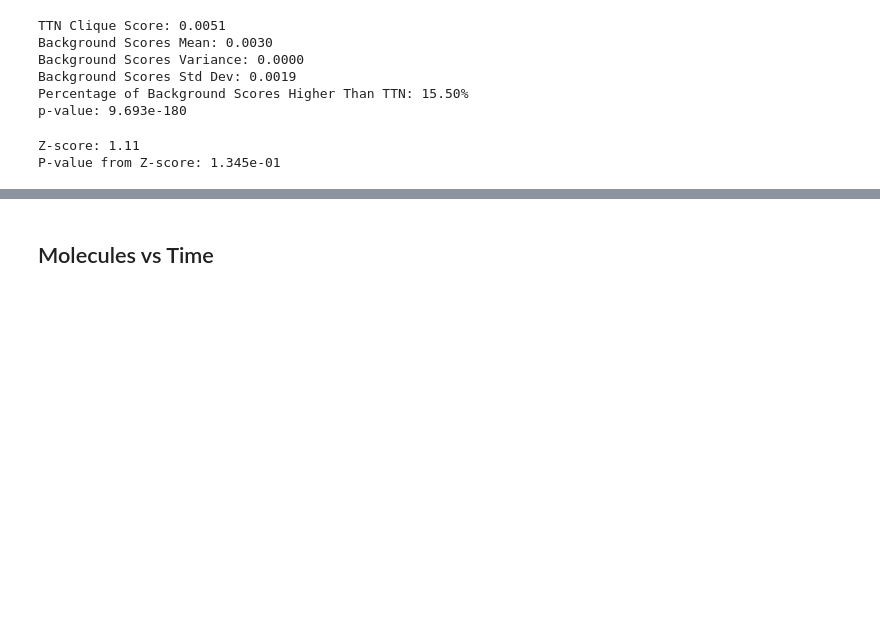
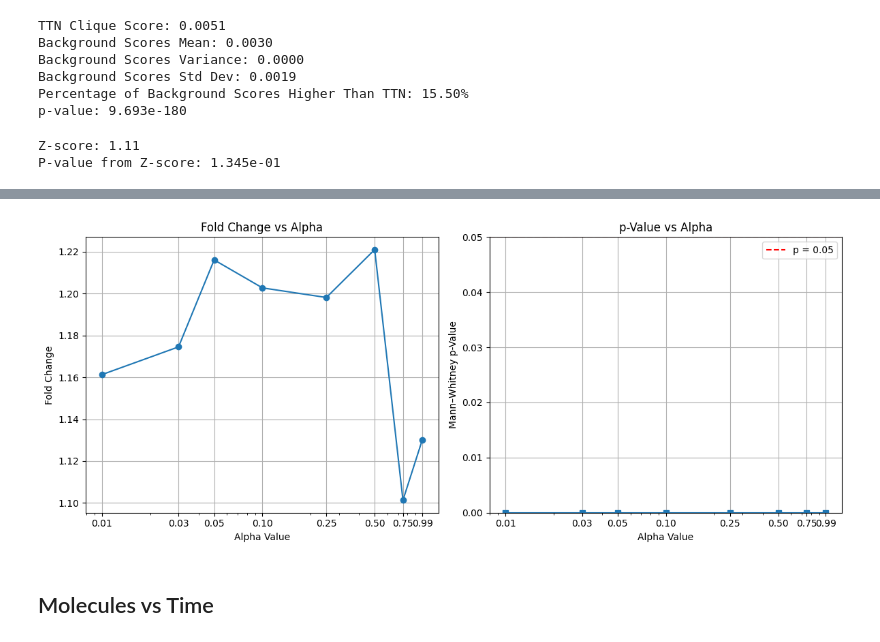
Before and after one commit to ethanoutangoun/chromatin-heart-dev, a Jupyter notebook: graph_construction.ipynb, the cells around one changed output, grey strips where cells are left out. Drawn from its saved outputs; the diff is of its cells as text; code cells hidden in the pictures; blank space fills up the shorter version.

```diff
--- a/scripts/graph_construction.ipynb
+++ b/graph_construction.ipynb
@@ -693,0 +739,3 @@ plt.show()
+# %%
+# LOAD BIN MAP
+bin_map_loc = f.load_bin_map_loc('/Users/ethan/Desktop/chromatin-heart-dev/data/bin_map_human_100000.bed')
@@ -693,0 +871,12 @@ plt.show()
+# %%
+import functions as f
+
+# do greedy on the top bins of each transcription factor
+def bg_greedy_top_bin_tf(contact_matrix_zero, max_bins, clique_size, bin_map):
+    interaction_scores = []
+    for bin in tqdm(max_bins):
+        top_nodes = f.find_clique_greedy(contact_matrix_zero, clique_size, bin, bin_map)
+        greedy_score  = f.calculate_avg_interaction_strength(contact_matrix_zero, top_nodes)
+        interaction_scores.append(greedy_score)
+
+    return interaction_scores
@@ -963,0 +1773,2 @@ P-value from Z-score: 1.345e-01
+# %%
+neighbors, cdfs = build_walk_index(contact_matrix_zero)
@@ -964,3 +1807,82 @@ P-value from Z-score: 1.345e-01
+# %%
+import functions as f
+from matplotlib.ticker import ScalarFormatter
+
+clique_size     = 10
+num_iterations  = 1000
+alphas          = [0.01, 0.03, 0.05, 0.1, 0.25, 0.5, 0.75, 0.99]
+
+fold_changes = []
+p_values     = []
+
+for alpha in alphas:
+    bg_strong = f.create_background_model_rw(
+        contact_matrix_zero,
+        clique_size,
+        bins=gene_bins,
+        label='strong',
+        num_molecules=1000,
+        neighbors=neighbors,
+        cdfs=cdfs,
+        num_iterations=num_iterations,
+        alpha=alpha,
+        plot=False
+    )
+    bg_weak = f.create_background_model_rw(
+        contact_matrix_zero,
+        clique_size,
+        bins=non_gene_bins,
+        label='weak',
+        num_molecules=1000,
+        neighbors=neighbors,
+        cdfs=cdfs,
+        num_iterations=num_iterations,
+        alpha=alpha,
+        plot=False
+    )
+
+    fold_change = np.median(bg_strong) / np.median(bg_weak)
+    _, p_value  = mannwhitneyu(bg_strong, bg_weak, alternative='greater')
+
+    fold_changes.append(fold_change)
+    p_values.append(p_value)
+
+
+
+fig, (ax1, ax2) = plt.subplots(1, 2, figsize=(12, 5), sharex=True)
+
+# fold-Change vs alpha
+ax1.plot(alphas, fold_changes, marker='o')
+ax1.set_xscale('log')
+ax1.set_xticks(alphas)
+ax1.get_xaxis().set_major_formatter(ScalarFormatter())
+ax1.set_xlabel('Alpha Value')
+ax1.set_ylabel('Fold Change')
+ax1.set_title('Fold Change vs Alpha')
+ax1.grid(True)
+
+# p-value vs alpha with p=0.05 line
+ax2.plot(alphas, p_values, marker='s')
+ax2.axhline(0.05, linestyle='--', color='red', label='p = 0.05')
+ax2.set_xscale('log')
+ax2.set_xticks(alphas)
+ax2.get_xaxis().set_major_formatter(ScalarFormatter())
+ax2.set_xlabel('Alpha Value')
+ax2.set_ylabel('Mann–Whitney p-Value')
+ax2.set_title('p-Value vs Alpha')
+
+
+max_p = max(p_values)
+top = max(max_p * 1.1, 0.05)
+ax2.set_ylim(0, top)
+
+ax2.legend()
+ax2.grid(True)
+
+plt.tight_layout()
+plt.show()
+# %% [output]
+[figure, added]
 # %% [markdown]
 ## Molecules vs Time
 # %%
```
Also changed, not shown: parts of 28 cells of this notebook, 23 other files.
